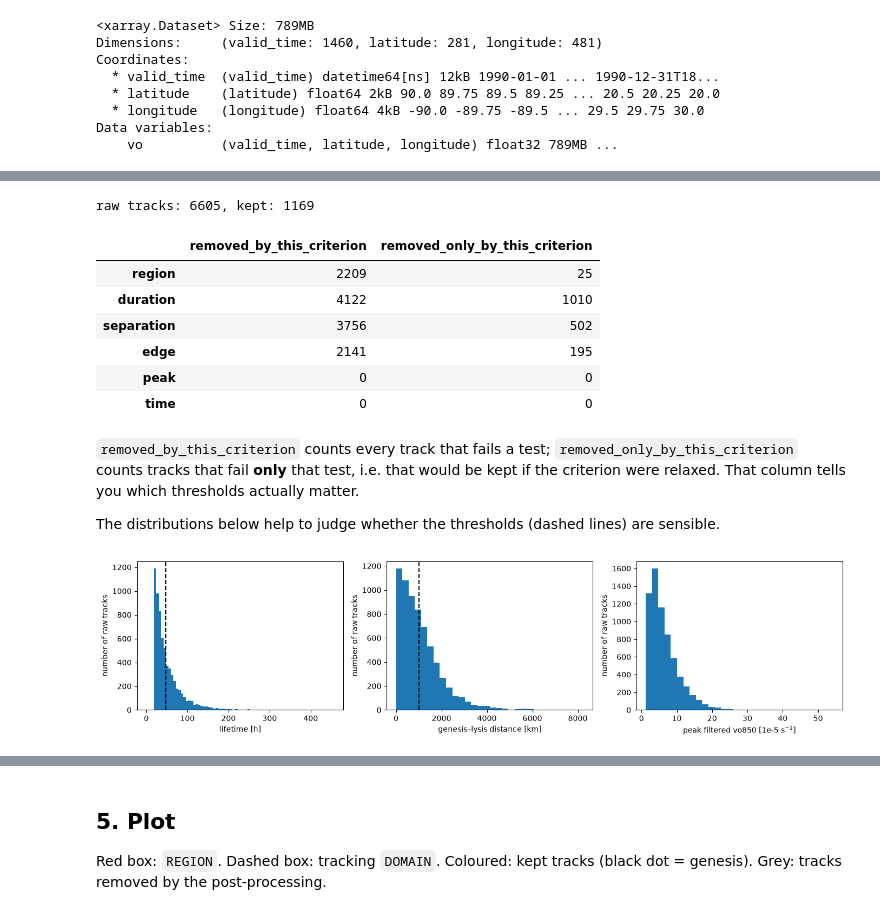
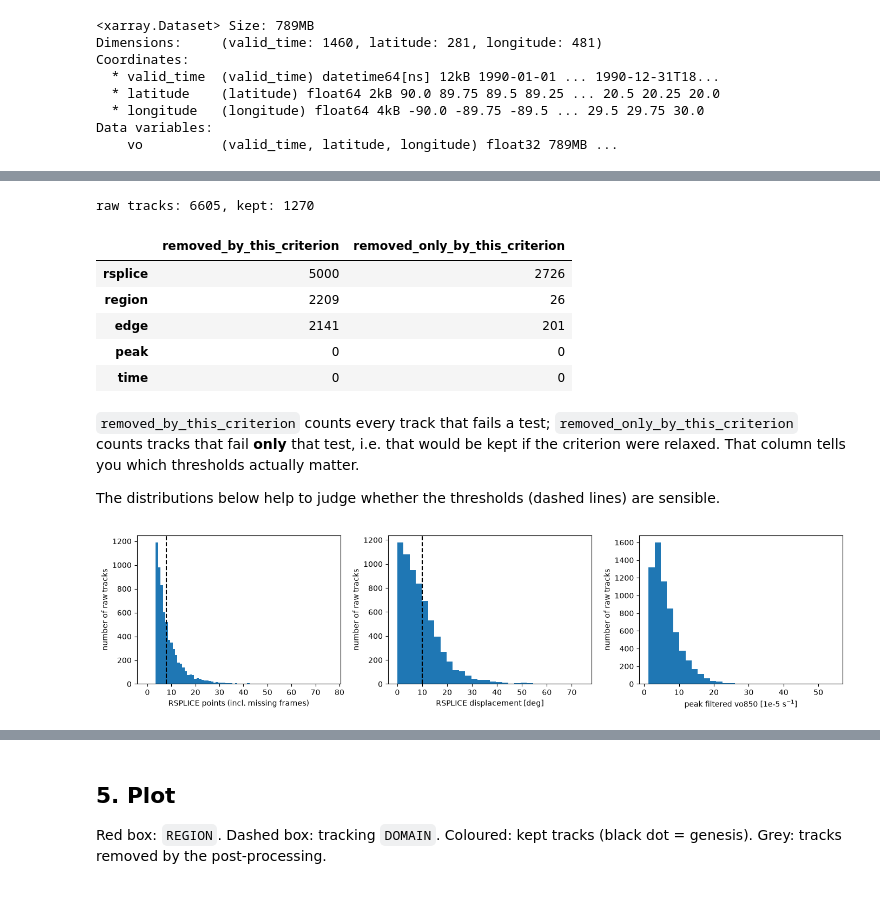
Before and after one commit to AThormann/master_thesis, a Jupyter notebook: PyStormTracker/load_tracks.ipynb, the cells around one changed output, grey strips where cells are left out. Saved outputs shown, nothing was run; the diff lists cells and outputs as text; code cells hidden in the pictures.

Commit message:
modifications on the stormtracker using rsplice and analysis of NASA tracks

```diff
--- a/PyStormTracker/load_tracks.ipynb
+++ b/PyStormTracker/load_tracks.ipynb
@@ -109,6 +107,6 @@ print(f'{len(raw_tracks)} raw tracks, {len(raw_tracks.lats)} track points')
 # %%
 # to skip the tracking later, reload the raw tracks instead:
-# raw_tracks = pst.load_tracks(OUT_NAME + '_raw.trackjson')
+raw_tracks = pst.load_tracks(OUT_NAME + '_raw.trackjson')
 # %% [markdown]
 ## 4. Post-processing
 
@@ -146,8 +153,11 @@ tracks, summary, points = st.postprocess_tracks(
     time_range=TIME_RANGE,
     region_criterion='passes',
     min_points_in_region=2,
-    min_duration_h=48,
-    min_separation_km=1000,
+    rsplice_min_points=8,                     # >= 48 h at 6 h
+    rsplice_max_points=None,
+    rsplice_distance_degrees=10.0,            # genesis -> lysis >= 10 degrees
+    rsplice_distance_mode='endpoint',
+    rsplice_cadence=np.timedelta64(6, 'h'),   # ERA5 time step
     edge_buffer_deg=5,
     max_frac_at_edge=0.25,
     min_peak=None,
@@ -156,12 +166,11 @@ tracks, summary, points = st.postprocess_tracks(
 
 st.filter_report(summary)
 # %% [output]
-raw tracks: 6605, kept: 1169
+raw tracks: 6605, kept: 1270
 |  | removed_by_this_criterion | removed_only_by_this_criterion |
-| region | 2209 | 25 |
-| duration | 4122 | 1010 |
-| separation | 3756 | 502 |
-| edge | 2141 | 195 |
+| rsplice | 5000 | 2726 |
+| region | 2209 | 26 |
+| edge | 2141 | 201 |
 | peak | 0 | 0 |
 | time | 0 | 0 |
 # %% [markdown]
@@ -172,16 +181,16 @@ That column tells you which thresholds actually matter.
 The distributions below help to judge whether the thresholds (dashed lines) are sensible.
 # %%
 fig, axs = plt.subplots(1, 3, figsize=(14, 3.5))
-axs[0].hist(summary['duration_h'], bins=np.arange(0, summary['duration_h'].max() + 12, 6))
-axs[0].axvline(48, color='k', ls='--'); axs[0].set_xlabel('lifetime [h]')
-axs[1].hist(summary['separation_km'], bins=30)
-axs[1].axvline(1000, color='k', ls='--'); axs[1].set_xlabel('genesis–lysis distance [km]')
+axs[0].hist(summary['rsplice_points'], bins=np.arange(0, summary['rsplice_points'].max() + 2) - 0.5)
+axs[0].axvline(8, color='k', ls='--'); axs[0].set_xlabel('RSPLICE points (incl. missing frames)')
+axs[1].hist(summary['rsplice_displacement_deg'], bins=30)
+axs[1].axvline(10, color='k', ls='--'); axs[1].set_xlabel('RSPLICE displacement [deg]')
 axs[2].hist(summary['vo_peak'] * 1e5, bins=30)
 axs[2].set_xlabel('peak filtered vo850 [1e-5 s$^{-1}$]')
 for ax in axs: ax.set_ylabel('number of raw tracks')
 plt.tight_layout()
 # %% [output]
-[figure, old version]
+[figure, new version]
 # %%
 # kept tracks
 summary[summary['keep']][['track_id', 'start_time', 'end_time', 'duration_h', 'n_in_region',
```
Also changed, not shown: parts of 9 cells of this notebook, 4 other files.
